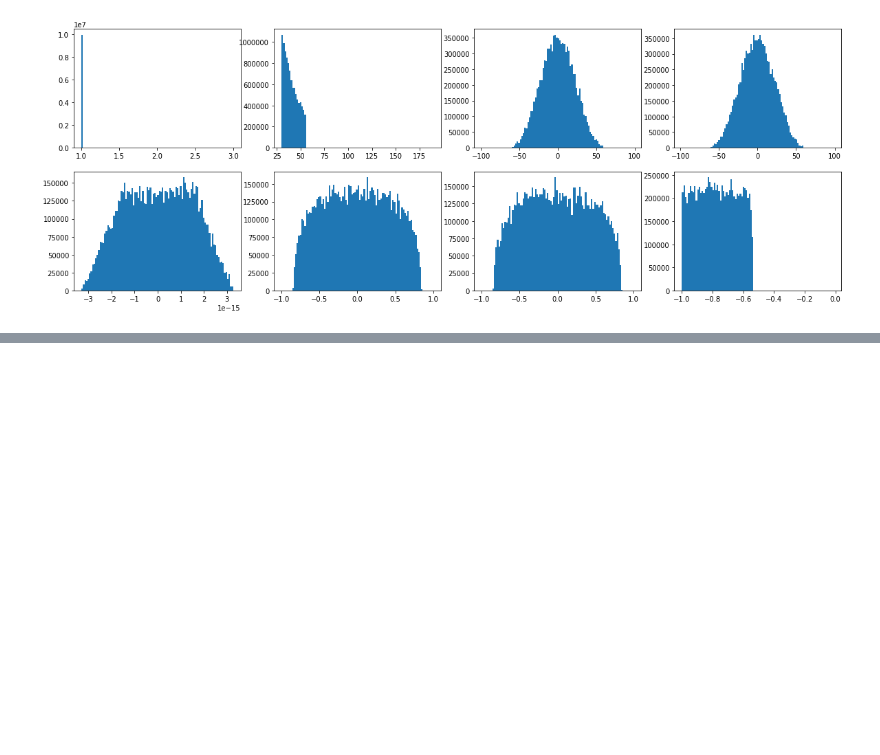
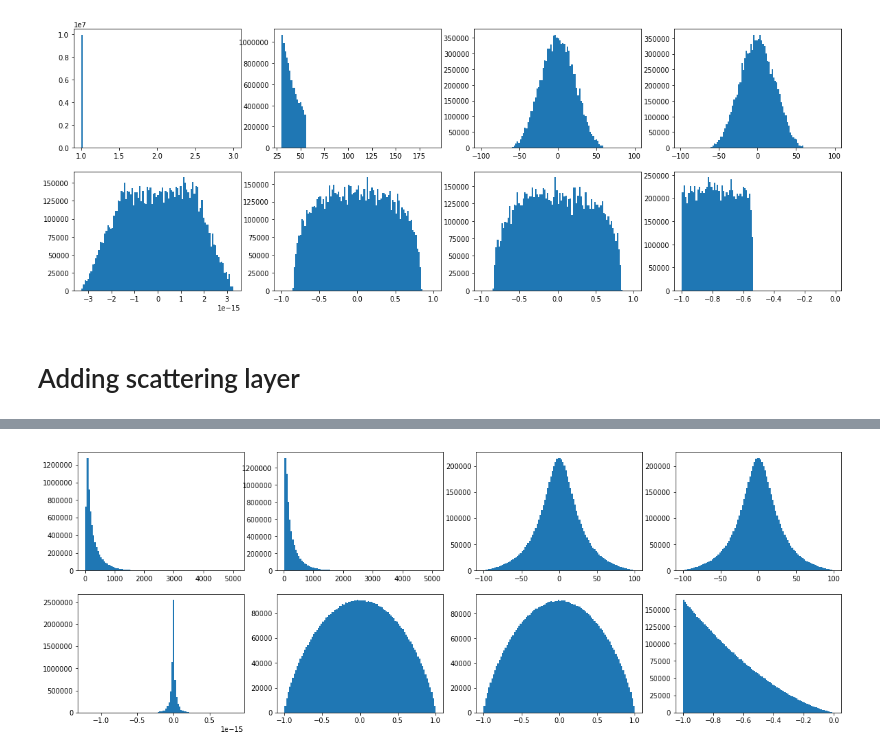
Before and after one commit to mitmedialab/MonteCarloRender, a Jupyter notebook: tests.ipynb, the cells around one changed output, grey strips where cells are left out. Drawn from its saved outputs; the diff is of its cells as text; code cells hidden in the pictures; blank space fills up the shorter version.

```diff
--- a/tests.ipynb
+++ b/tests.ipynb
@@ -221,3 +268,8 @@ testRunIllumination(muS = 0.0001,
 2019-02-12 10:12:23.238794
 10000000 10000000 1.5171525578480214
 [figure]
+# %% [markdown]
+# Adding scattering layer
+# %%
+testRun()
+# %% [output]
@@ -223,0 +278 @@ testRunIllumination(muS = 0.0001,
+[figure, added]
```
Also changed, not shown: parts of 3 cells of this notebook, 1 other file.
